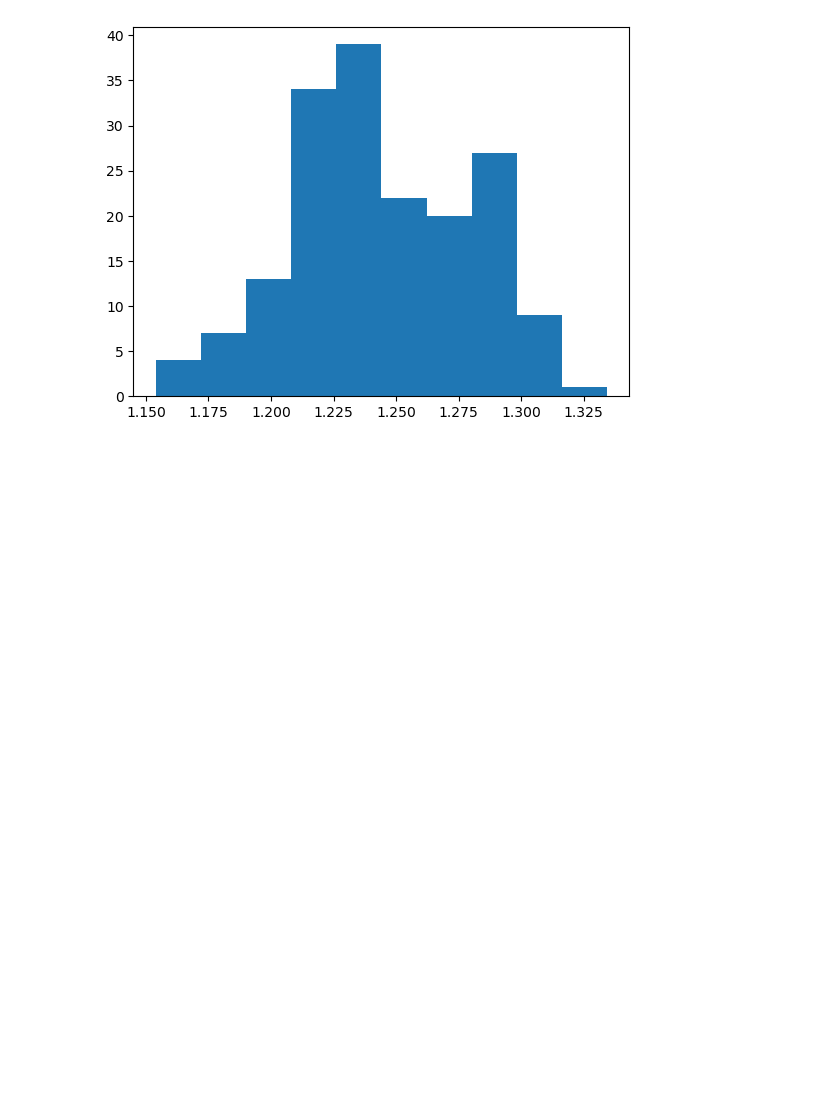
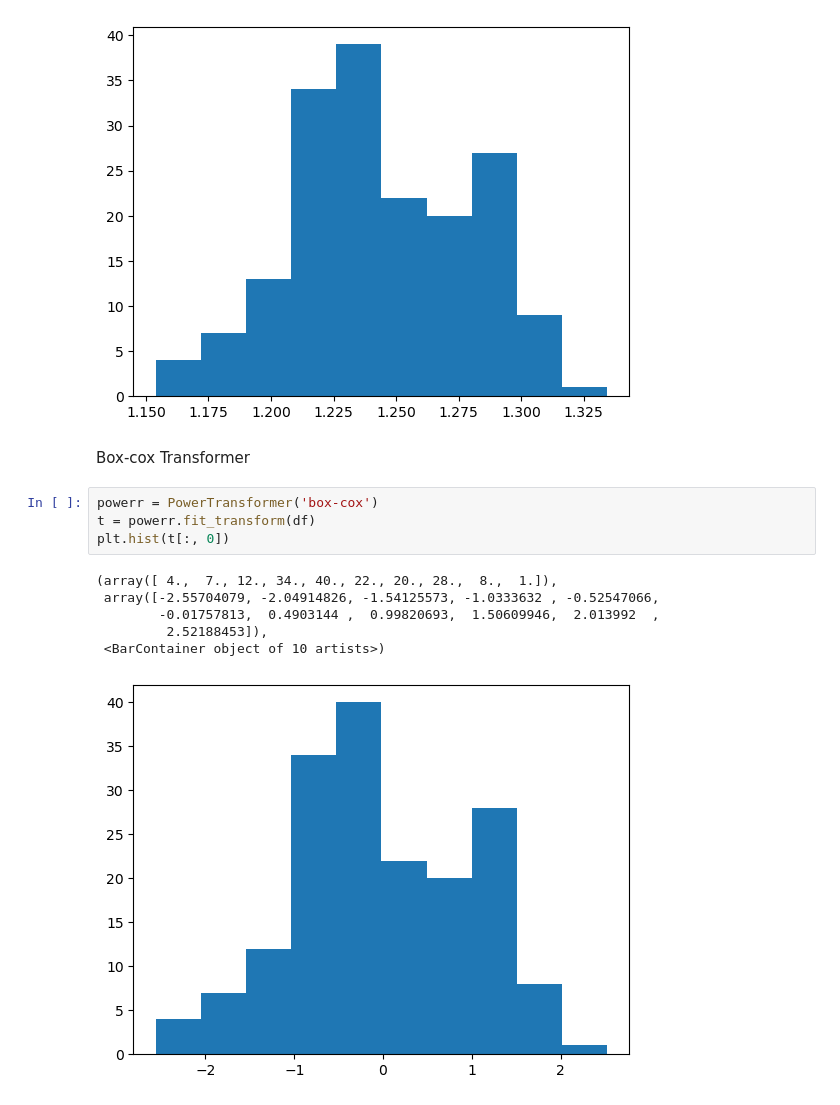
Before and after one commit to CHERUGAD/Machine_learning, a Jupyter notebook: DATA_Transformstion.ipynb, the cells around one changed output. Drawn from its saved outputs; the diff is of its cells as text; blank space fills up the shorter version.

Commit message:
box-cox transformation used only for positive value

```diff
--- a/DATA_Transformstion.ipynb
+++ b/DATA_Transformstion.ipynb
@@ -54,3 +54,16 @@ plt.hist(t[:, 0])
         1.33425098]),
  <BarContainer object of 10 artists>)
 [figure]
+# %% [markdown]
+Box-cox Transformer
+# %%
+powerr = PowerTransformer('box-cox')
+t = powerr.fit_transform(df)
+plt.hist(t[:, 0])
+# %% [output]
+(array([ 4.,  7., 12., 34., 40., 22., 20., 28.,  8.,  1.]),
+ array([-2.55704079, -2.04914826, -1.54125573, -1.0333632 , -0.52547066,
+        -0.01757813,  0.4903144 ,  0.99820693,  1.50609946,  2.013992  ,
+         2.52188453]),
+ <BarContainer object of 10 artists>)
+[figure, added]
```
Also changed, not shown: parts of 2 cells of this notebook.
